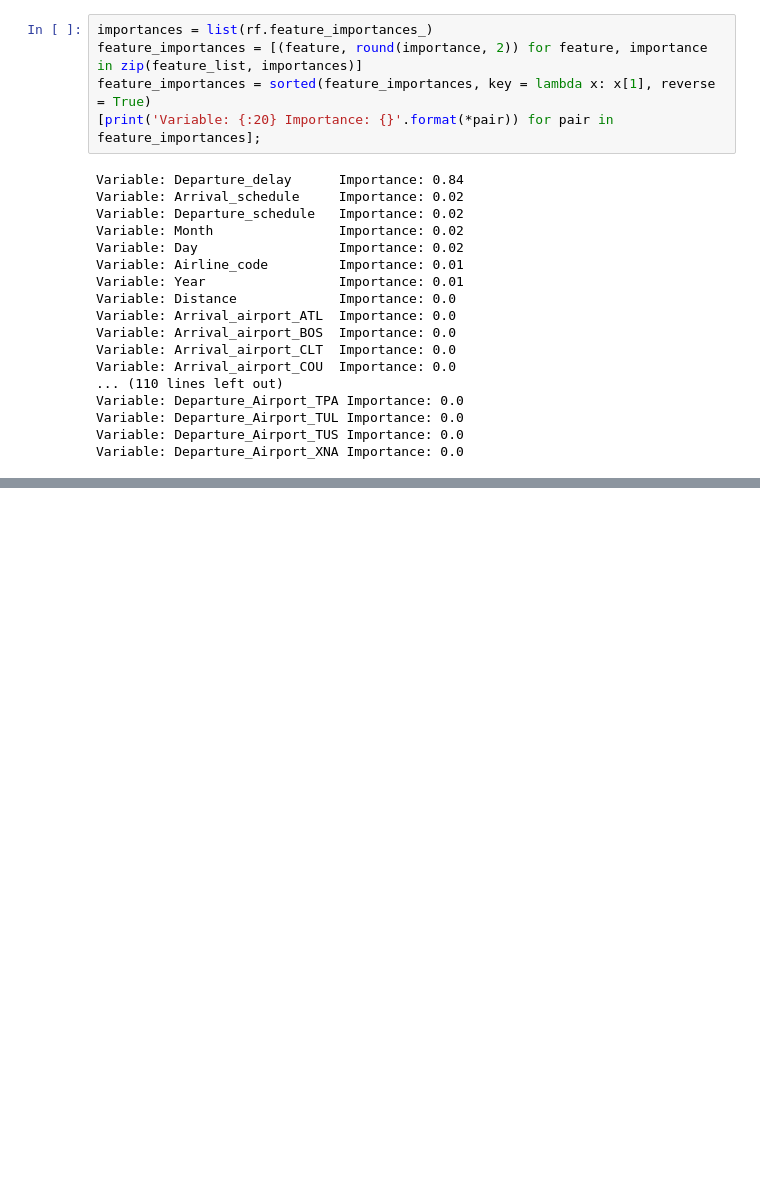
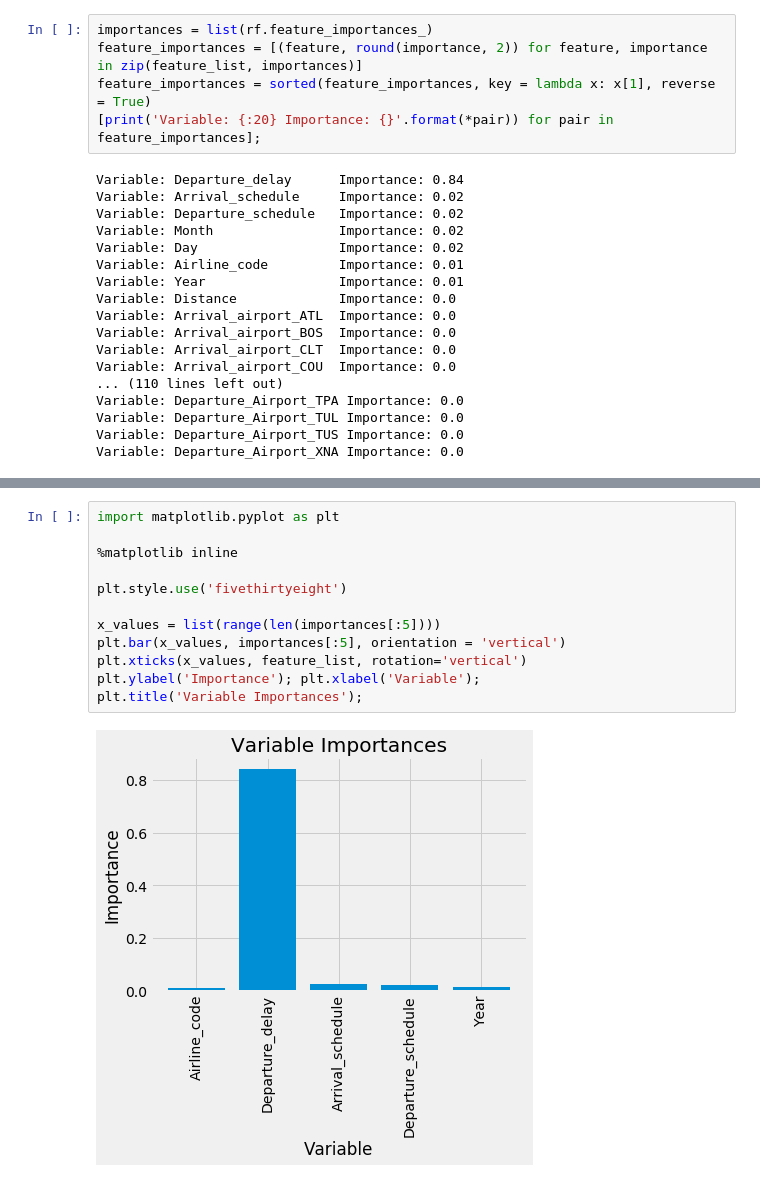
Before and after one commit to vasilgeorge/Delay-Flight-Prediction, a Jupyter notebook: code/datatonic_challenge.ipynb, the cells around one changed output, grey strips where cells are left out. Cells and saved outputs as stored; diff of their text form; blank space fills up the shorter version.

```diff
--- a/code/datatonic_challenge.ipynb
+++ b/code/datatonic_challenge.ipynb
@@ -206,0 +290,14 @@ Variable: Departure_Airport_XNA Importance: 0.0
+# %%
+import matplotlib.pyplot as plt
+
+%matplotlib inline
+
+plt.style.use('fivethirtyeight')
+
+x_values = list(range(len(importances[:5])))
+plt.bar(x_values, importances[:5], orientation = 'vertical')
+plt.xticks(x_values, feature_list, rotation='vertical')
+plt.ylabel('Importance'); plt.xlabel('Variable');
+plt.title('Variable Importances');
+# %% [output]
+[figure, added]
```
Also changed, not shown: parts of 36 cells of this notebook.
